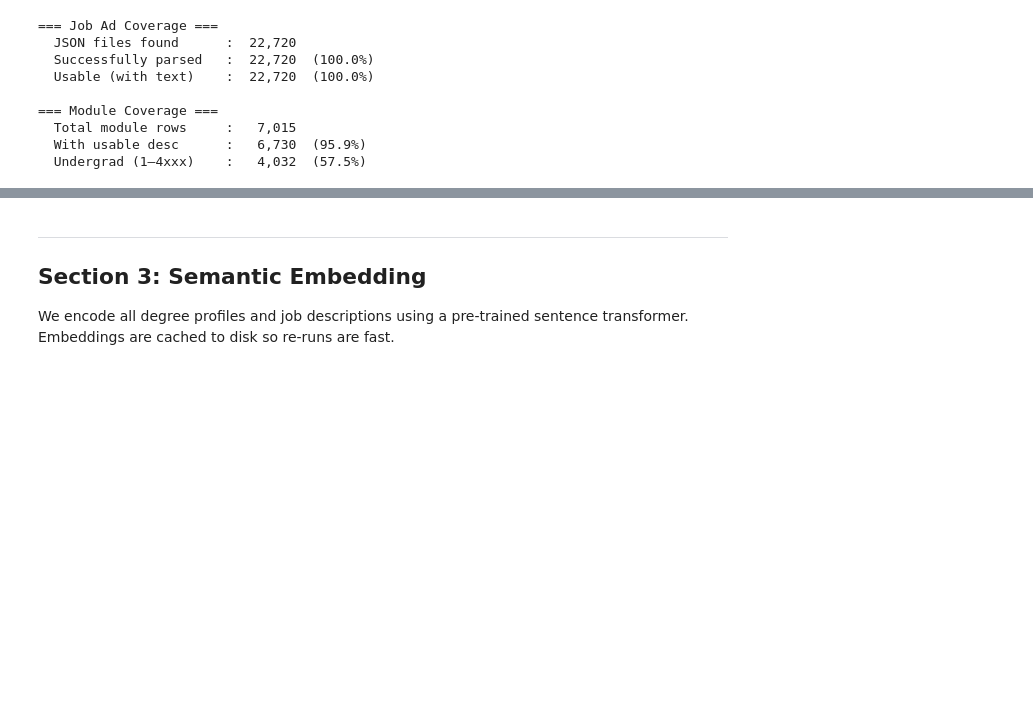
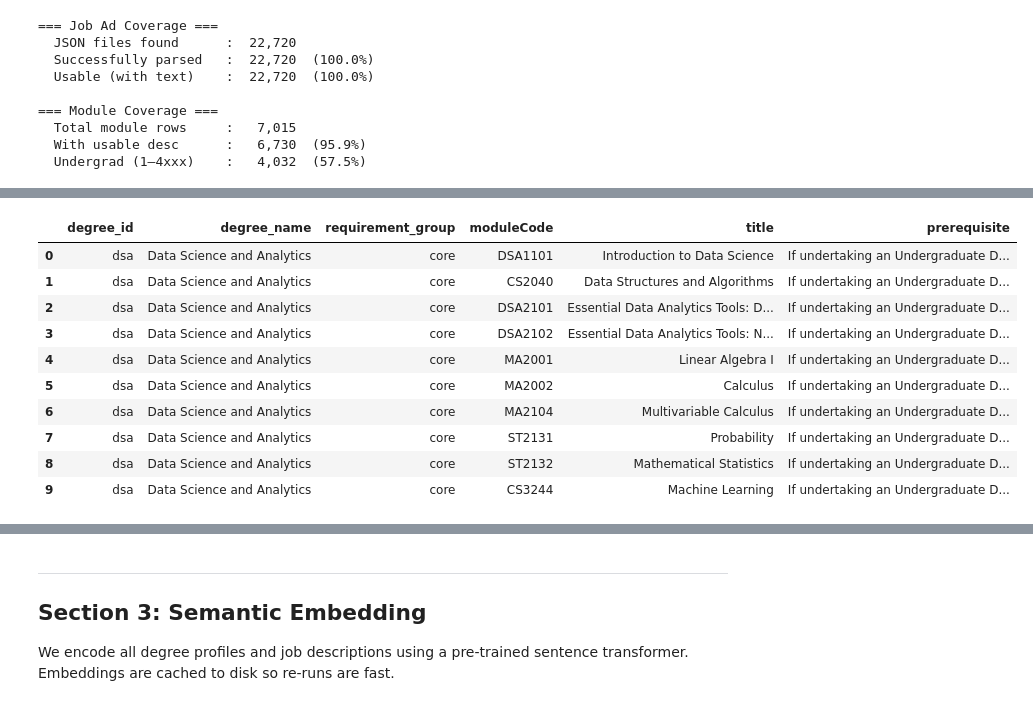
Before and after one commit to marcussyeo/DSA4264-Text-Group-3, a Jupyter notebook: notebooks/nus.ipynb, the cells around one changed output, grey strips where cells are left out. Drawn from its saved outputs; the diff is of its cells as text; code cells hidden in the pictures; blank space fills up the shorter version.

Commit message:
Updated Section 2: Degree Construction
Merged modules to description

```diff
--- a/notebooks/nus.ipynb
+++ b/notebooks/nus.ipynb
@@ -360,0 +285,68 @@ B.Eng. Dissertation. In this course, students will do a research project over tw
+# %%
+# Merge the degree modules to description
+DEGREE_MAP_CSV = DATA_DIR / 'degree_to_module_map.csv'
+
+# Load degree-to-module mapping
+degree_map = pd.read_csv(DEGREE_MAP_CSV)
+
+# Normalise join keys
+degree_map['moduleCode'] = (
+    degree_map['moduleCode']
+    .astype(str)
+    .str.strip()
+    .str.upper()
+)
+
+modules['moduleCode'] = (
+    modules['moduleCode']
+    .astype(str)
+    .str.strip()
+    .str.upper()
+)
+
+# Keep the module fields we want for degree profile construction
+module_cols = [
+    'moduleCode',
+    'title',
+    'description',
+    'description_clean',
+    'prerequisite',
+    'moduleCredit',
+    'faculty',
+    'department',
+    'level',
+    'is_undergrad',
+]
+
+# Merge degree basket with module metadata
+degree_modules = degree_map.merge(
+    modules[module_cols],
+    on='moduleCode',
+    how='left',
+    validate='many_to_one'
+)
+
+# Clean text fields after merge
+degree_modules['prerequisite'] = degree_modules['prerequisite'].fillna('').astype(str).str.strip()
+degree_modules['description_clean'] = degree_modules['description_clean'].fillna('').astype(str).str.strip()
+
+# Keep original CSV order, but make requirement_group sortable later
+degree_modules['requirement_group'] = pd.Categorical(
+    degree_modules['requirement_group'].str.strip().str.lower(),
+    categories=['core', 'common'],
+    ordered=True
+)
+
+# Quick sanity checks
+missing = degree_modules['description'].isna().sum()
+
+print(f'degree_map rows      : {len(degree_map):,}')
+print(f'merged rows          : {len(degree_modules):,}')
+print(f'missing module joins : {missing:,}')
+
+display(
+    degree_modules[
+        ['degree_id', 'degree_name', 'requirement_group', 'moduleCode', 'title', 'prerequisite']
+    ].head(10)
+)
+# %% [output]
@@ -360,0 +356,11 @@ B.Eng. Dissertation. In this course, students will do a research project over tw
+|  | degree_id | degree_name | requirement_group | moduleCode | title | prerequisite |
+| 0 | dsa | Data Science and Analytics | core | DSA1101 | Introduction to Data Science | If undertaking an Undergraduate D... |
+| 1 | dsa | Data Science and Analytics | core | CS2040 | Data Structures and Algorithms | If undertaking an Undergraduate D... |
+| 2 | dsa | Data Science and Analytics | core | DSA2101 | Essential Data Analytics Tools: D... | If undertaking an Undergraduate D... |
+| 3 | dsa | Data Science and Analytics | core | DSA2102 | Essential Data Analytics Tools: N... | If undertaking an Undergraduate D... |
+| 4 | dsa | Data Science and Analytics | core | MA2001 | Linear Algebra I | If undertaking an Undergraduate D... |
+| 5 | dsa | Data Science and Analytics | core | MA2002 | Calculus | If undertaking an Undergraduate D... |
+| 6 | dsa | Data Science and Analytics | core | MA2104 | Multivariable Calculus | If undertaking an Undergraduate D... |
+| 7 | dsa | Data Science and Analytics | core | ST2131 | Probability | If undertaking an Undergraduate D... |
+| 8 | dsa | Data Science and Analytics | core | ST2132 | Mathematical Statistics | If undertaking an Undergraduate D... |
+| 9 | dsa | Data Science and Analytics | core | CS3244 | Machine Learning | If undertaking an Undergraduate D... |
```
Also changed, not shown: parts of 9 cells of this notebook.
